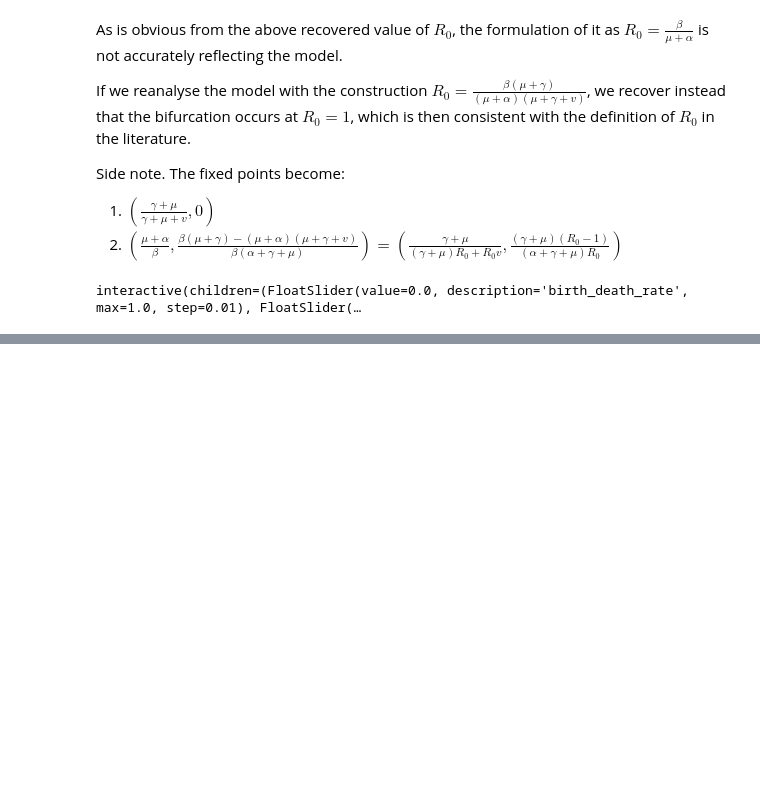
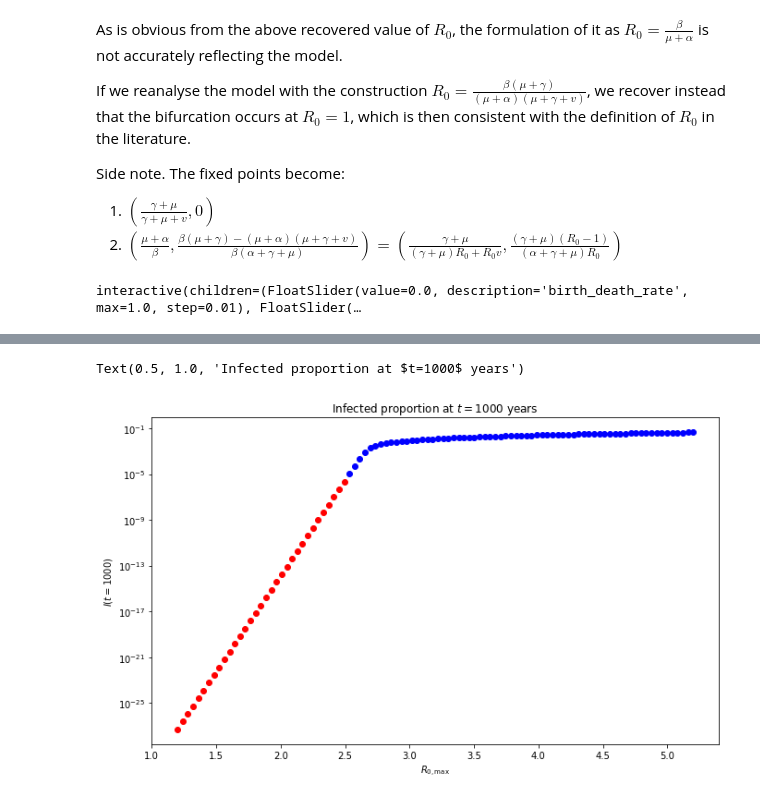
Before and after one commit to dwu402/self-harm, a Jupyter notebook: climate_forward.ipynb, the cells around one changed output, grey strips where cells are left out. Saved outputs shown, nothing was run; the diff lists cells and outputs as text; code cells hidden in the pictures; blank space fills up the shorter version.

```diff
--- a/climate_forward.ipynb
+++ b/climate_forward.ipynb
@@ -502,0 +550,22 @@ interactive(children=(FloatSlider(value=0.0, description='birth_death_rate', max
+# %%
+final_is = []
+for r0max in np.linspace(1.2, 5.2, 100):
+    p = [0.01, 0.9, 1.1, r0max, 0.99, 0.6, 180]
+    def model(t, y):
+        return climate.model(t, y, p, [0, 0])
+    sol = integrate.solve_ivp(model, [0, 1000],
+                                  [1-infected_fraction, infected_fraction, 0, climate.Q0, 0],
+                                  max_step=1/12)
+    final_is.append((r0max, sol.y[1, -1]))
+final_is = np.array(final_is)
+# %%
+threshold=1e-5 #heuristic determination of stability
+plt.figure()
+plt.semilogy(*final_is[[True if f[1]>=threshold else False for f in final_is ],:].T, 'bo')
+plt.semilogy(*final_is[[True if f[1]<threshold else False for f in final_is ],:].T, 'ro')
+plt.xlabel(r"$R_{0,\max}$")
+plt.ylabel(r"$I(t=1000)$")
+plt.title("Infected proportion at $t=1000$ years")
+# %% [output]
+Text(0.5, 1.0, 'Infected proportion at $t=1000$ years')
+[figure, added]
```
Also changed, not shown: parts of 31 cells of this notebook.
